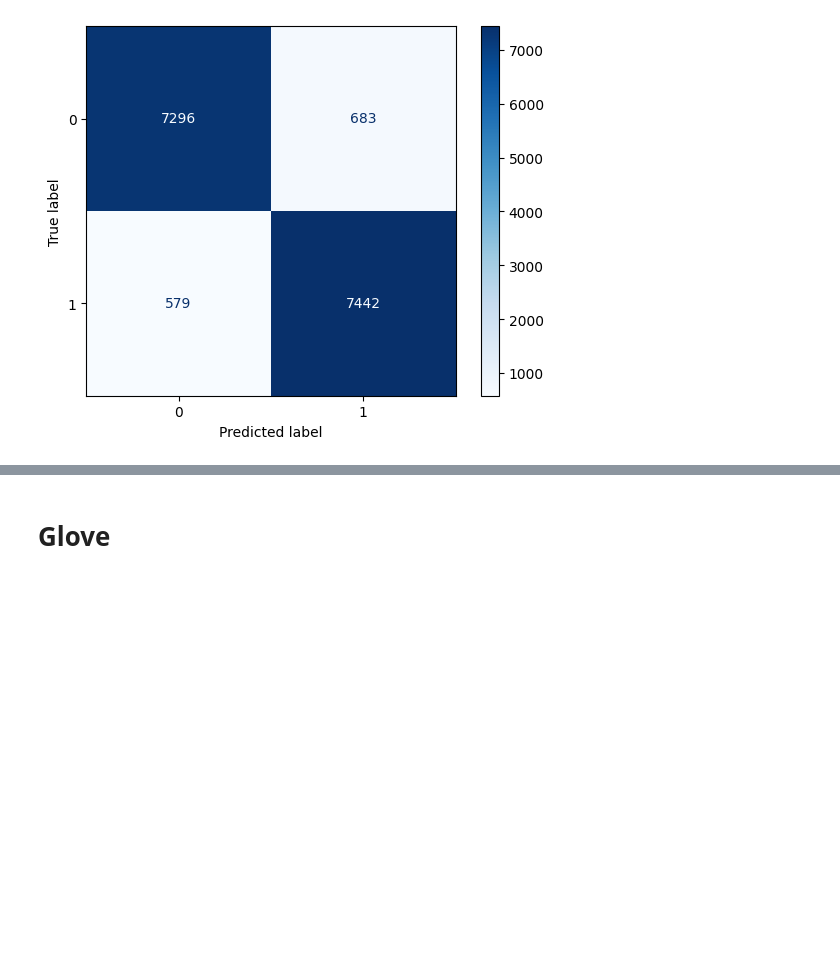
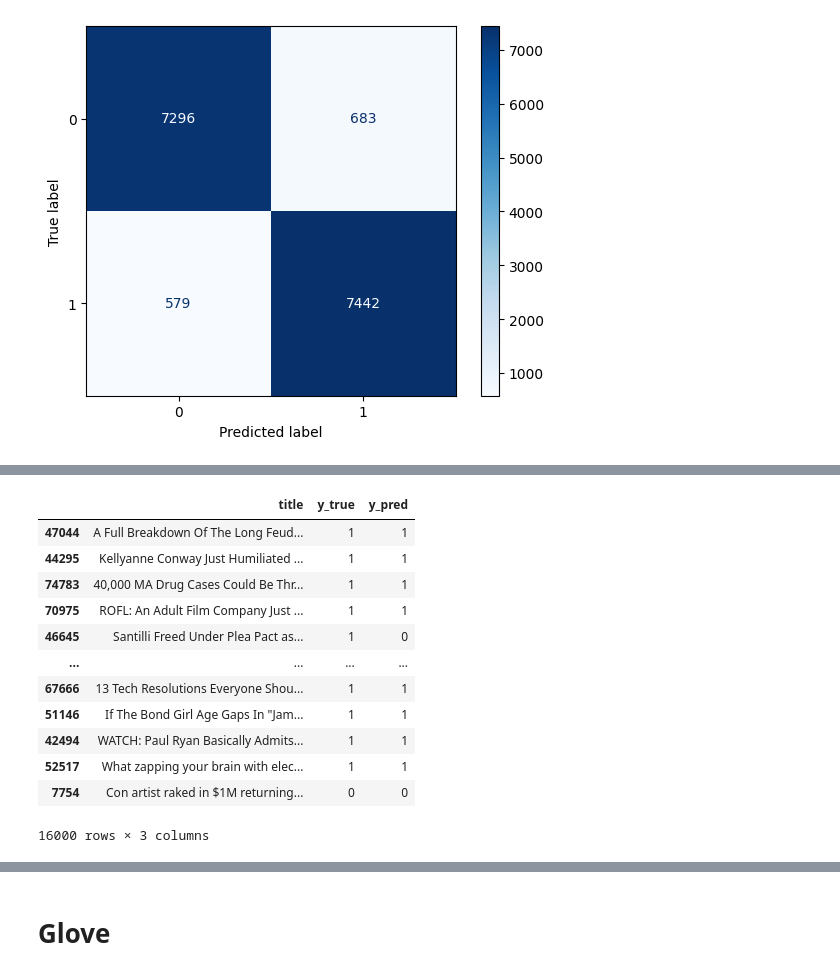
Before and after one commit to matkubita/ClickbaitDetectionThesis, a Jupyter notebook: notebooks/5-Word-Embedding-Models.ipynb, the cells around one changed output, grey strips where cells are left out. Drawn from its saved outputs; the diff is of its cells as text; code cells hidden in the pictures; blank space fills up the shorter version.

```diff
--- a/notebooks/5-Word-Embedding-Models.ipynb
+++ b/notebooks/5-Word-Embedding-Models.ipynb
@@ -293,0 +311,20 @@ plt.show()
+# %%
+results_test_df = pd.DataFrame(x_test)
+results_test_df["y_true"] = y_test
+results_test_df["y_pred"] = pred_rf
+# %%
+results_test_df
+# %% [output]
+|  | title | y_true | y_pred |
+| 47044 | A Full Breakdown Of The Long Feud... | 1 | 1 |
+| 44295 | Kellyanne Conway Just Humiliated ... | 1 | 1 |
+| 74783 | 40,000 MA Drug Cases Could Be Thr... | 1 | 1 |
+| 70975 | ROFL: An Adult Film Company Just ... | 1 | 1 |
+| 46645 | Santilli Freed Under Plea Pact as... | 1 | 0 |
+| ... | ... | ... | ... |
+| 67666 | 13 Tech Resolutions Everyone Shou... | 1 | 1 |
+| 51146 | If The Bond Girl Age Gaps In "Jam... | 1 | 1 |
+| 42494 | WATCH: Paul Ryan Basically Admits... | 1 | 1 |
+| 52517 | What zapping your brain with elec... | 1 | 1 |
+| 7754 | Con artist raked in $1M returning... | 0 | 0 |
+16000 rows × 3 columns
```
Also changed, not shown: parts of 5 cells of this notebook.
